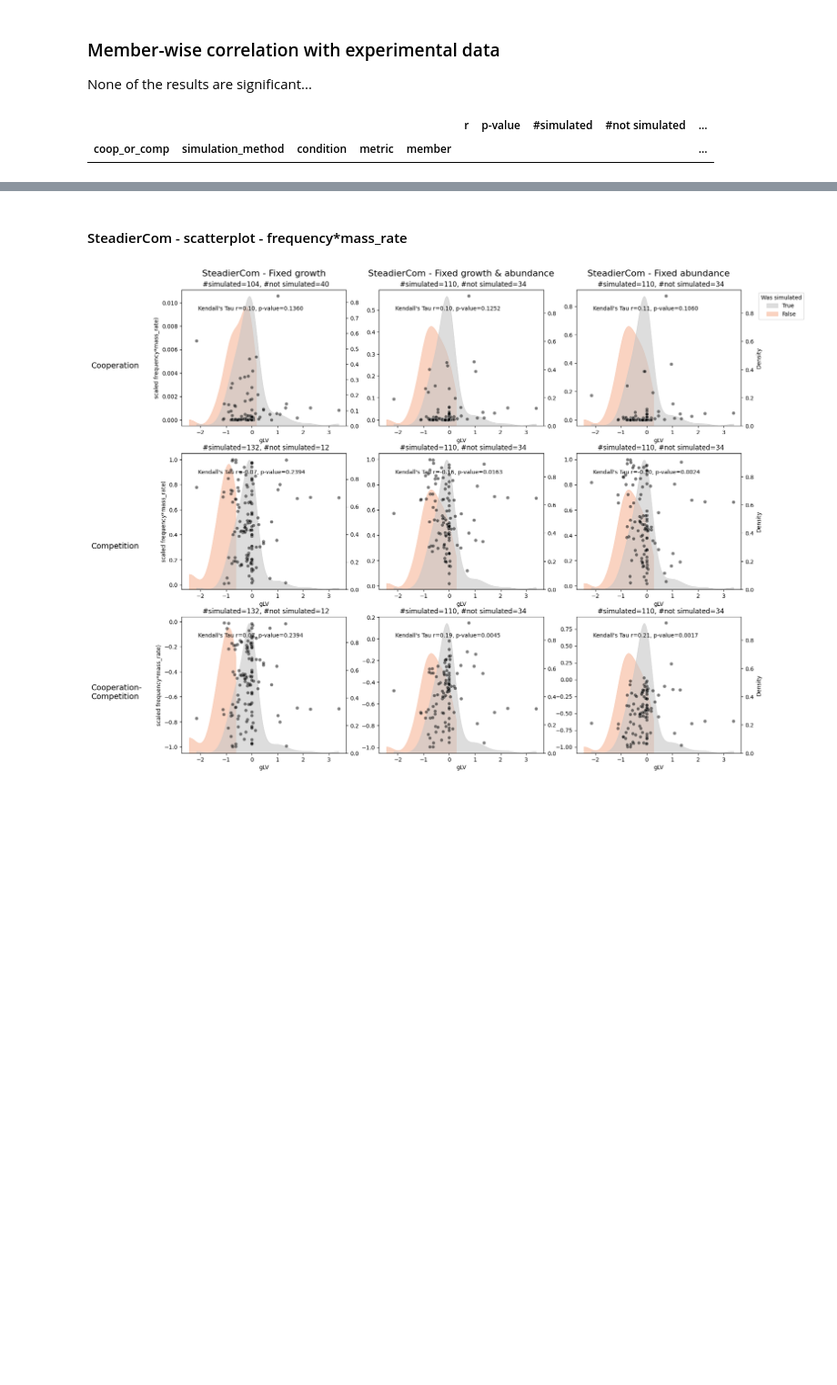
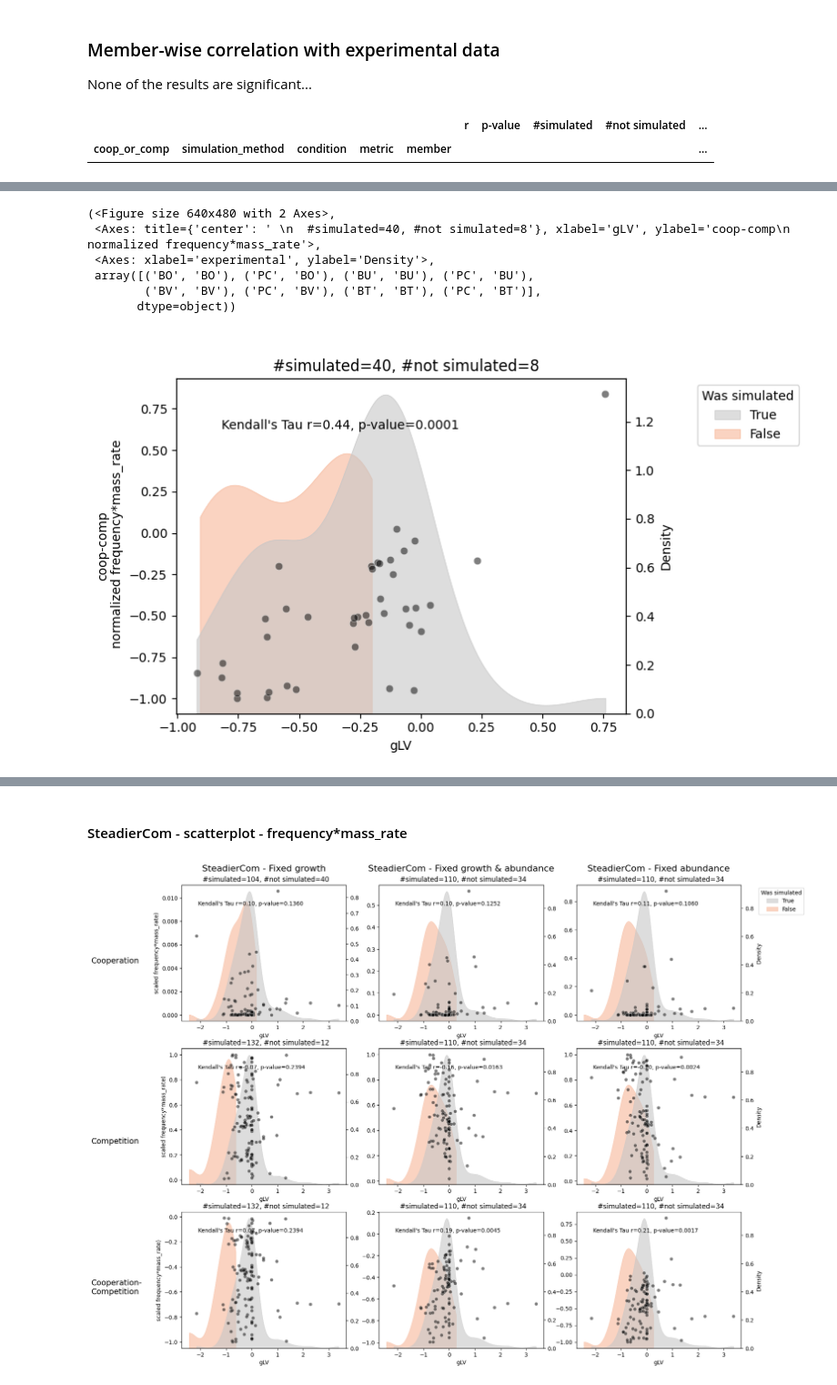
Before and after one commit to IdunBurgos/SteadierCom-Case-Studies, a Jupyter notebook: notebooks/Step 6.1.1. Comparing tools with exp - Venturelli member-member interaction.ipynb, the cells around one changed output, grey strips where cells are left out. Shown: that part at 91% size. Drawn from its saved outputs; the diff is of its cells as text; code cells hidden in the pictures; blank space fills up the shorter version.

```diff
--- a/notebooks/Step 6.1.1. Comparing tools with exp - Venturelli member-member interaction.ipynb
+++ b/notebooks/Step 6.1.1. Comparing tools with exp - Venturelli member-member interaction.ipynb
@@ -109,3 +126,17 @@ results_corr_member_df_bh.query("`p-value` < 0.05 & r > 0").xs("coop-comp",drop_
 |  |  | SteadierCom - Fixed growth & abun... | frequency*mass_rate | BO | 0.644444 | 0.009148 | 10.0 | 2.0 | ... |
 |  |  |  |  | BU | 0.644444 | 0.009148 | 10.0 | 2.0 | ... |
 |  |  |  |  | BV | 0.511111 | 0.046623 | 10.0 | 2.0 | ... |
+# %%
+signal_exp_best = signal_exp.loc[(slice(None),["BO","BU","BV","BT"])]
+
+simulated_res = simulation_dict["steadiercom"]["SteadierCom - Fixed abundance"]
+
+correlation.make_scatterplot(simulated_res,signal_exp_best,coop_or_comp="coop-comp",metric="frequency*mass_rate",ax=None,xlabel="gLV",ylabel="coop-comp\n normalized frequency*mass_rate",title="",include_legend=True)
+# %% [output]
+(<Figure size 640x480 with 2 Axes>,
+ <Axes: title={'center': ' \n  #simulated=40, #not simulated=8'}, xlabel='gLV', ylabel='coop-comp\n normalized frequency*mass_rate'>,
+ <Axes: xlabel='experimental', ylabel='Density'>,
+ array([('BO', 'BO'), ('PC', 'BO'), ('BU', 'BU'), ('PC', 'BU'),
+        ('BV', 'BV'), ('PC', 'BV'), ('BT', 'BT'), ('PC', 'BT')],
+       dtype=object))
+[figure, added]
```
Also changed, not shown: parts of 6 cells of this notebook, 3 other files.
